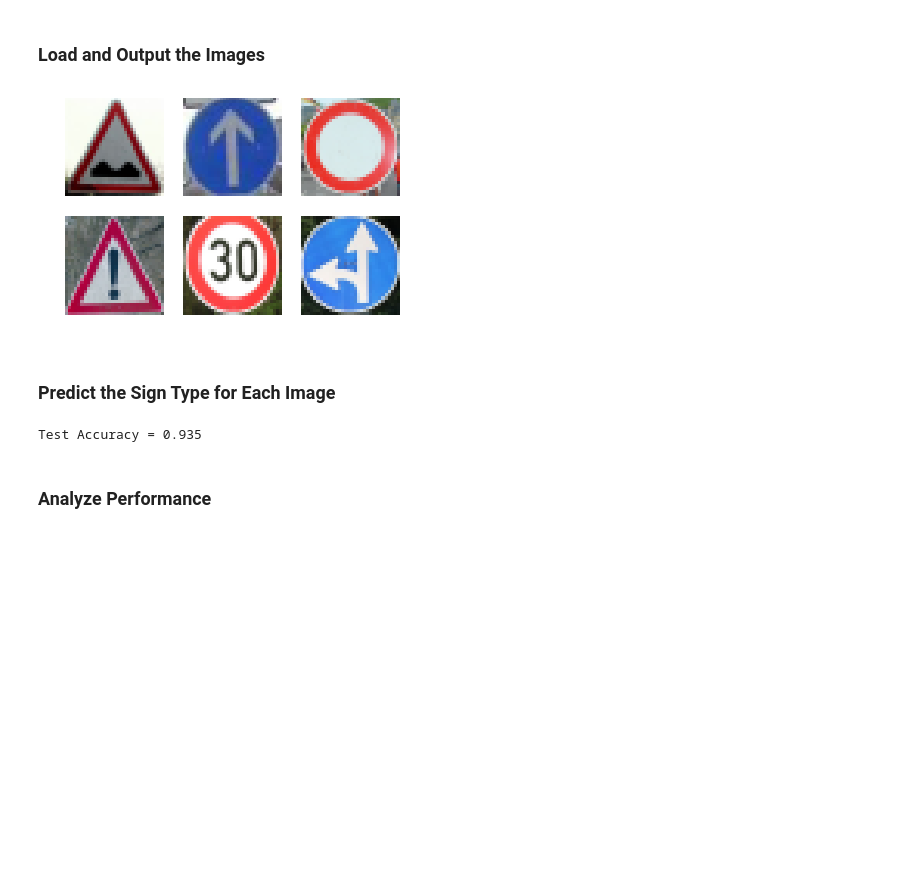
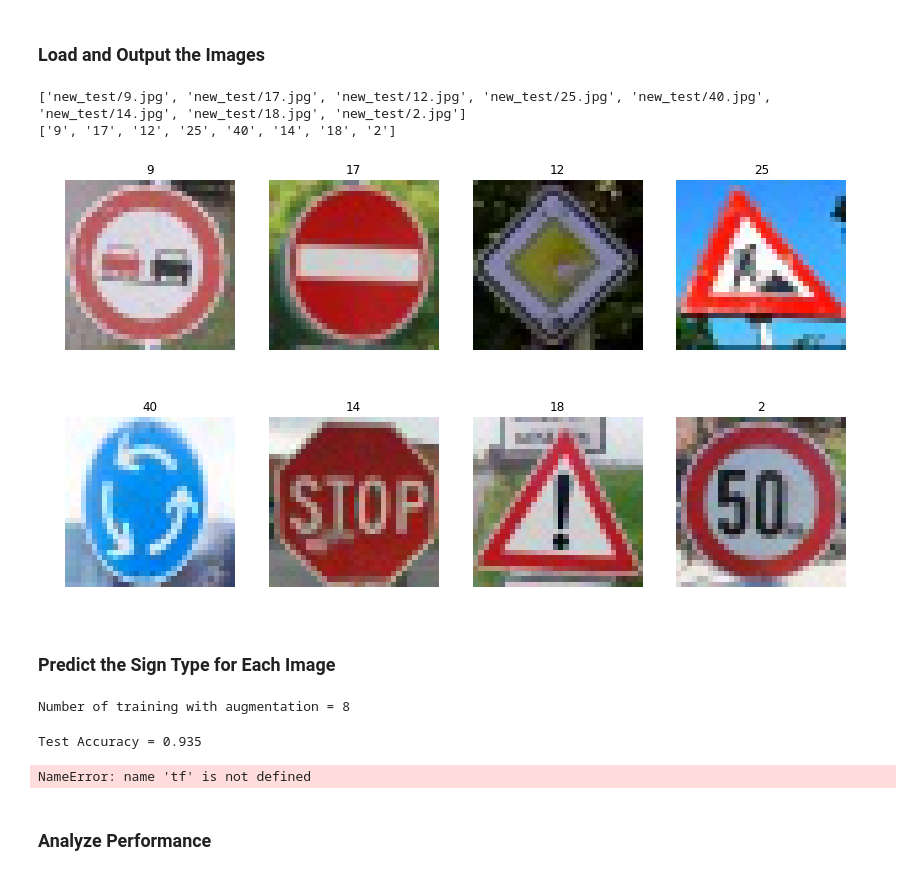
Before and after one commit to yuan-ji/CarND-Traffic-Sign-Classifier-Project, a Jupyter notebook: Traffic_Sign_Classifier.ipynb, the cells around one changed output. Drawn from its saved outputs; the diff is of its cells as text; code cells hidden in the pictures; blank space fills up the shorter version.

Commit message:
ready to test webimages

```diff
--- a/Traffic_Sign_Classifier.ipynb
+++ b/Traffic_Sign_Classifier.ipynb
@@ -645,23 +649,42 @@ You may find `signnames.csv` useful as it contains mappings from the class id (i
 # %%
 ### Load the images and plot them here.
 ### Feel free to use as many code cells as needed.
 import glob
 import matplotlib.image as mpimg
 
 new_test_data = []
-new_test_files = glob.glob('new_test/*.png')
+new_test_label = []
+new_test_files = glob.glob('new_test/*')
+
+# load new test file and new label
+print (new_test_files)
 for img_path in new_test_files:
     new_test_data.append(mpimg.imread(img_path))
+    new_test_label.append(((img_path.split('/',1)[1]).split('.',1))[0])  # save the name of file as label
 
+print (new_test_label)
 
+plt.figure(figsize=(14 ,8))
 for idx,img in enumerate(new_test_data):
-
     #show
-    plt.subplot(2,3,idx+1)
+    plt.subplot(2,4,idx+1)
+    plt.title(new_test_label[idx])
     plt.imshow(img)
     plt.axis('off')
 # %% [output]
+['new_test/9.jpg', 'new_test/17.jpg', 'new_test/12.jpg', 'new_test/25.jpg', 'new_test/40.jpg', 'new_test/14.jpg', 'new_test/18.jpg', 'new_test/2.jpg']
+['9', '17', '12', '25', '40', '14', '18', '2']
-[figure, old version]
+[figure, new version]
 # %% [markdown]
 ### Predict the Sign Type for Each Image
+# %%
+### Run the predictions here and use the model to output the prediction for each image.
+### Make sure to pre-process the images with the same pre-processing pipeline used earlier.
+### Feel free to use as many code cells as needed.
+
+# pre process
+new_test_data = preprocess_features(new_test_data)
+assert(len(new_test_data) == len(new_test_label))
+# %% [output]
+Number of training with augmentation = 8
 # %%
@@ -680,6 +700,19 @@ with tf.Session() as sess:
 #     probs = tf.nn.top_k(probs, k=5)
 # %% [output]
 Test Accuracy = 0.935
+# %%
+new_test_data, new_test_label = shuffle(new_test_data, new_test_label)
+with tf.Session() as sess:
+    saver.restore(sess, tf.train.latest_checkpoint('.'))
+
+    test_accuracy = evaluate(new_test_data, new_test_label)
+    print("Test Accuracy for web image is  = {:.3f}".format(test_accuracy))
+
+    softmax = tf.nn.softmax(logits)
+    probs = sess.run(softmax, feed_dict={x: new_test_data, y: new_test_label})
+#     probs = tf.nn.top_k(probs, k=5)
+# %% [output]
+NameError: name 'tf' is not defined
 # %% [markdown]
 ### Analyze Performance
 # %%
```
Also changed, not shown: parts of 3 cells of this notebook, 14 other files.
